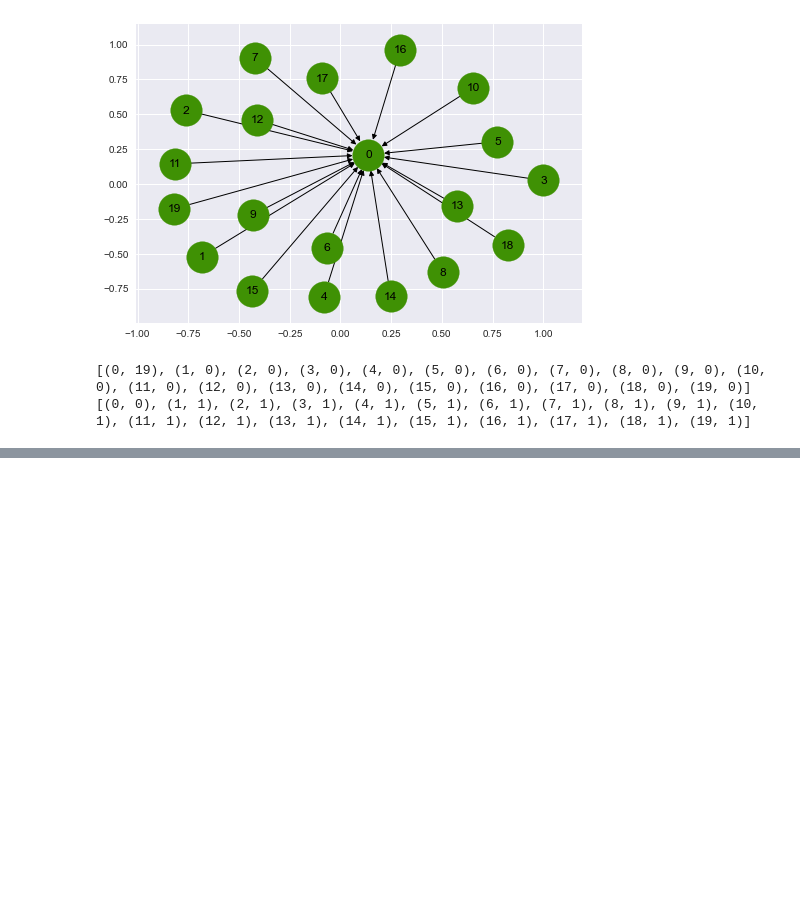
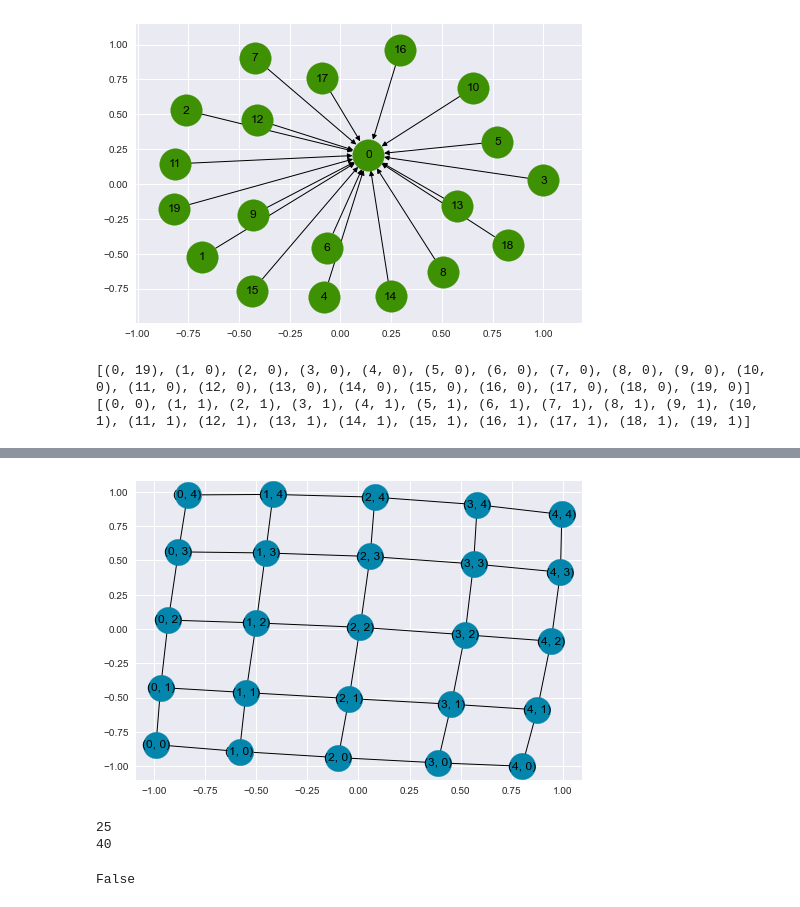
Before and after one commit to JayantGoel001/GraphsAndSocialNetworkAnalytics, a Jupyter notebook: Graph Using NetworkX.ipynb, the cells around one changed output, grey strips where cells are left out. Cells and saved outputs as stored; diff of their text form; code cells hidden in the pictures; blank space fills up the shorter version.

```diff
--- a/Graph Using NetworkX.ipynb
+++ b/Graph Using NetworkX.ipynb
@@ -347,0 +364,14 @@ print(gnr.out_degree())
+# %%
+showNetork(gg,with_labels=True,node_color='#0485AC')
+# %% [output]
+[figure, added]
+# %%
+print(gg.order())
+print(gg.size())#Size Returns Number of edges
+# %% [output]
+25
+40
+# %%
+print(gg.is_directed())
+# %% [output]
+False
```
Also changed, not shown: parts of 4 cells of this notebook.
